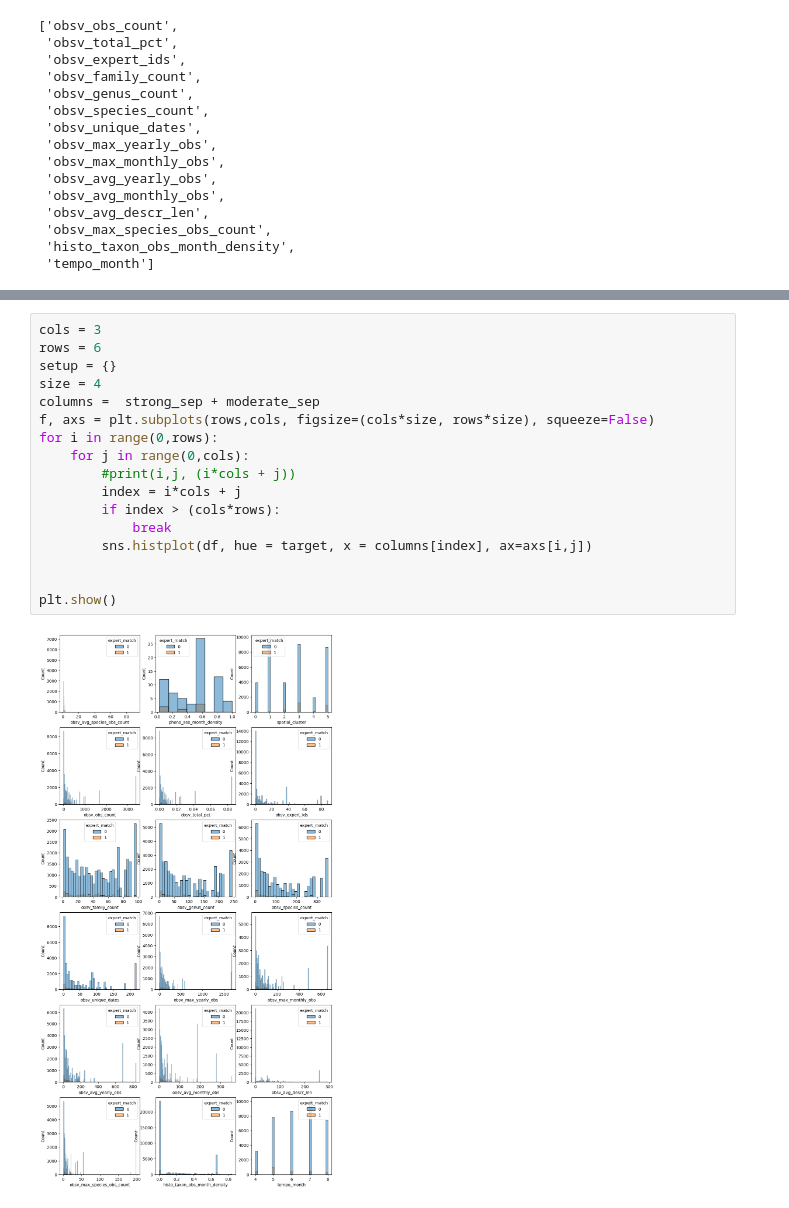
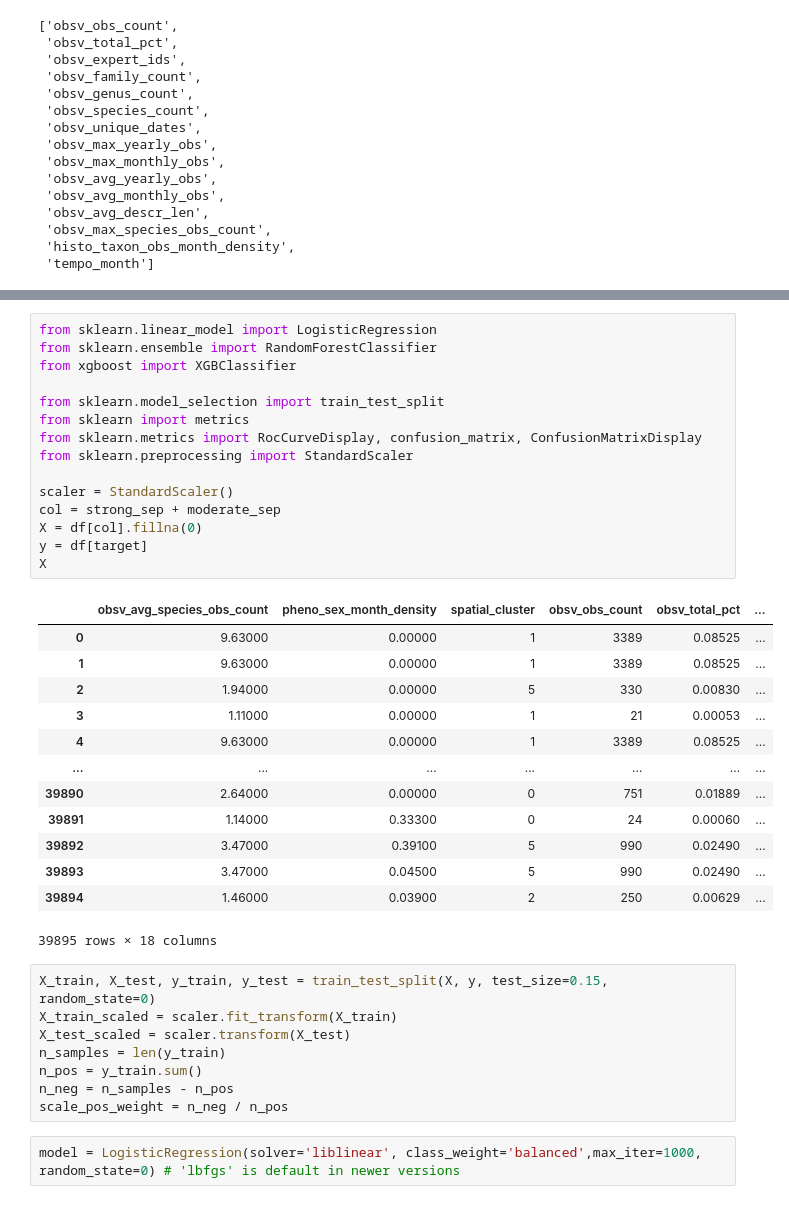
Before and after one commit to etiennegodin/CScorer, a Jupyter notebook: notebooks/eda/features.ipynb, the cells around one changed output, grey strips where cells are left out. Cells and saved outputs as stored; diff of their text form.

```diff
--- a/notebooks/eda/features.ipynb
+++ b/notebooks/eda/features.ipynb
@@ -167,19 +162,39 @@ sns.histplot(df,x='spatial_cluster')
-# %%
-cols = 3
-rows = 6
-setup = {}
-size = 4
-columns =  strong_sep + moderate_sep
-f, axs = plt.subplots(rows,cols, figsize=(cols*size, rows*size), squeeze=False)
-for i in range(0,rows):
-    for j in range(0,cols):
-        #print(i,j, (i*cols + j))
-        index = i*cols + j
-        if index > (cols*rows):
-            break
-        sns.histplot(df, hue = target, x = columns[index], ax=axs[i,j])
-
-
-plt.show()
-# %% [output]
-[figure, removed]
+# %%
+from sklearn.linear_model import LogisticRegression
+from sklearn.ensemble import RandomForestClassifier
+from xgboost import XGBClassifier
+
+from sklearn.model_selection import train_test_split
+from sklearn import metrics
+from sklearn.metrics import RocCurveDisplay, confusion_matrix, ConfusionMatrixDisplay
+from sklearn.preprocessing import StandardScaler
+
+scaler = StandardScaler()
+col = strong_sep + moderate_sep
+X = df[col].fillna(0)
+y = df[target]
+X
+# %% [output]
+|  | obsv_avg_species_obs_count | pheno_sex_month_density | spatial_cluster | obsv_obs_count | obsv_total_pct | ... |
+| 0 | 9.63000 | 0.00000 | 1 | 3389 | 0.08525 | ... |
+| 1 | 9.63000 | 0.00000 | 1 | 3389 | 0.08525 | ... |
+| 2 | 1.94000 | 0.00000 | 5 | 330 | 0.00830 | ... |
+| 3 | 1.11000 | 0.00000 | 1 | 21 | 0.00053 | ... |
+| 4 | 9.63000 | 0.00000 | 1 | 3389 | 0.08525 | ... |
+| ... | ... | ... | ... | ... | ... | ... |
+| 39890 | 2.64000 | 0.00000 | 0 | 751 | 0.01889 | ... |
+| 39891 | 1.14000 | 0.33300 | 0 | 24 | 0.00060 | ... |
+| 39892 | 3.47000 | 0.39100 | 5 | 990 | 0.02490 | ... |
+| 39893 | 3.47000 | 0.04500 | 5 | 990 | 0.02490 | ... |
+| 39894 | 1.46000 | 0.03900 | 2 | 250 | 0.00629 | ... |
+39895 rows × 18 columns
+# %%
+X_train, X_test, y_train, y_test = train_test_split(X, y, test_size=0.15, random_state=0)
+X_train_scaled = scaler.fit_transform(X_train)
+X_test_scaled = scaler.transform(X_test)
+n_samples = len(y_train)
+n_pos = y_train.sum()
+n_neg = n_samples - n_pos
+scale_pos_weight = n_neg / n_pos
+# %%
+model = LogisticRegression(solver='liblinear', class_weight='balanced',max_iter=1000, random_state=0) # 'lbfgs' is default in newer versions
```
Also changed, not shown: parts of 8 cells of this notebook, 1 other file.
